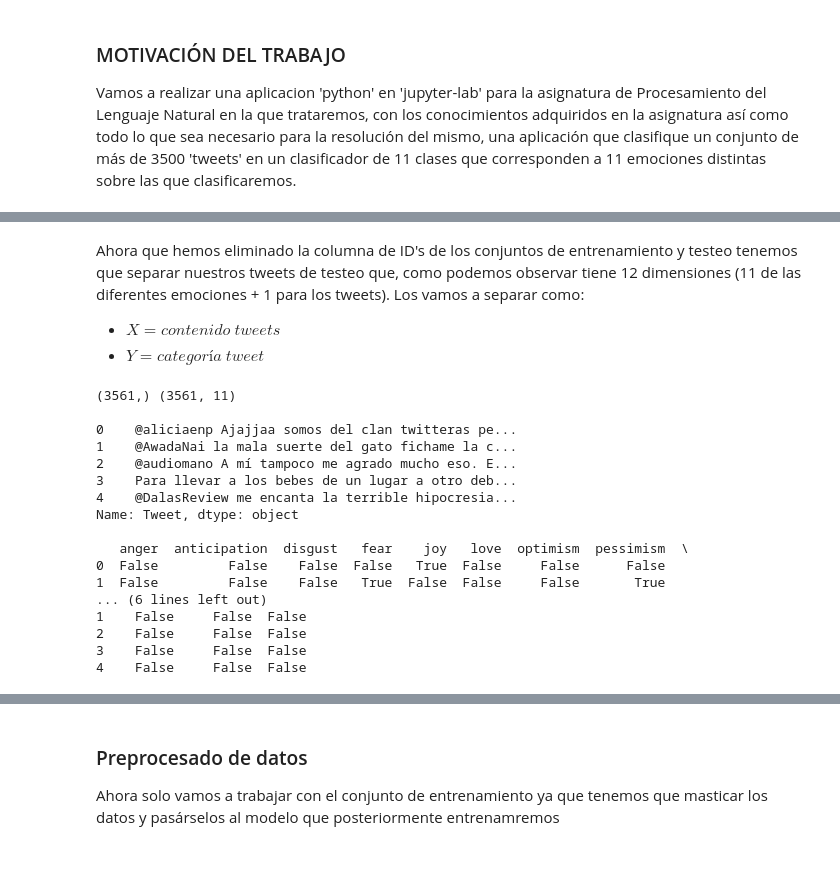
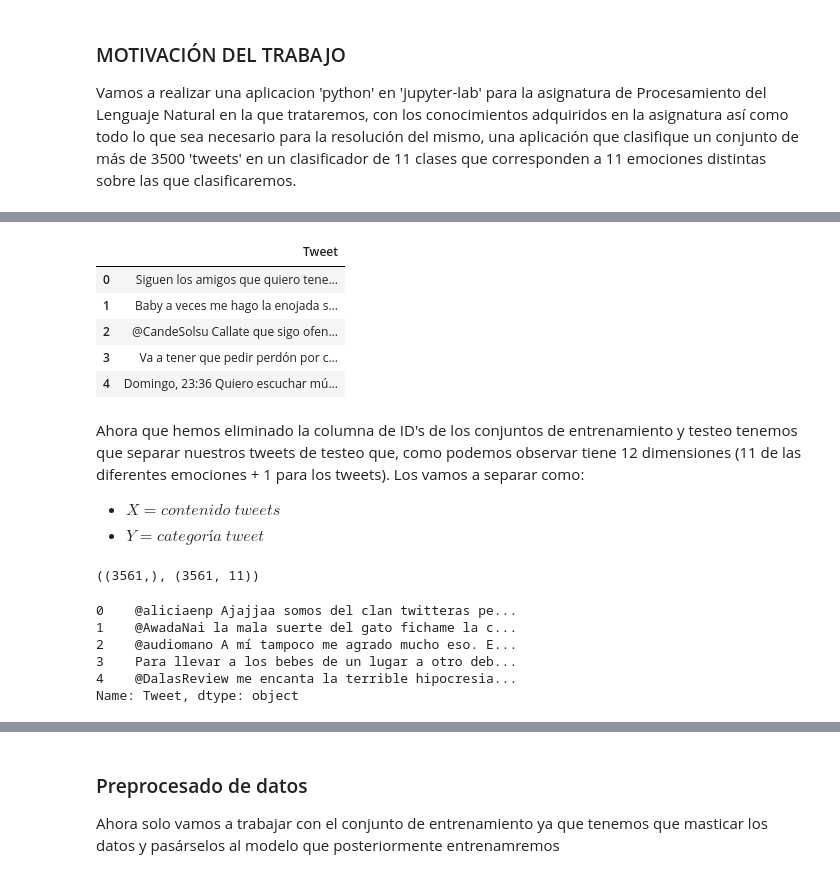
Before and after one commit to AlexMadrid-coder/PLN-FinalPr, a Jupyter notebook: final-pr.ipynb, the cells around one changed output, grey strips where cells are left out. Drawn from its saved outputs; the diff is of its cells as text; code cells hidden in the pictures.

```diff
--- a/final-pr.ipynb
+++ b/final-pr.ipynb
@@ -77,3 +82,12 @@ print(test_data.head())
+# %%
+test_data.head()
+# %% [output]
+|  | Tweet |
+| 0 | Siguen los amigos que quiero tene... |
+| 1 | Baby a veces me hago la enojada s... |
+| 2 | @CandeSolsu Callate que sigo ofen... |
+| 3 | Va a tener que pedir perdón por c... |
+| 4 | Domingo, 23:36 Quiero escuchar mú... |
 # %% [markdown]
 Ahora que hemos eliminado la columna de ID's de los conjuntos de entrenamiento y testeo tenemos que separar nuestros tweets de testeo que, como podemos observar tiene 12 dimensiones (11 de las diferentes emociones + 1 para los tweets).
 Los vamos a separar como:
@@ -82,24 +96,15 @@ Los vamos a separar como:
 # %%
 X = train_data['Tweet']
 y = train_data.drop(['Tweet'], axis=1)
-print(X.shape, y.shape, '\n')
-print(X.head(), '\n')
-print(y.head())
+X.shape, y.shape
 # %% [output]
-(3561,) (3561, 11)
-
-0    @aliciaenp Ajajjaa somos del clan twitteras pe...
-1    @AwadaNai la mala suerte del gato fichame la c...
-2    @audiomano A mí tampoco me agrado mucho eso. E...
-3    Para llevar a los bebes de un lugar a otro deb...
-4    @DalasReview me encanta la terrible hipocresia...
-Name: Tweet, dtype: object
-
-   anger  anticipation  disgust   fear    joy   love  optimism  pessimism  \
-0  False         False    False  False   True  False     False      False
-1  False         False    False   True  False  False     False       True
-... (6 lines left out)
-1    False     False  False
-2    False     False  False
-3    False     False  False
-4    False     False  False
+((3561,), (3561, 11))
+# %%
+X.head()
+# %% [output]
+0    @aliciaenp Ajajjaa somos del clan twitteras pe...
+1    @AwadaNai la mala suerte del gato fichame la c...
+2    @audiomano A mí tampoco me agrado mucho eso. E...
+3    Para llevar a los bebes de un lugar a otro deb...
+4    @DalasReview me encanta la terrible hipocresia...
+Name: Tweet, dtype: object
```
Also changed, not shown: parts of 10 cells of this notebook, 2 other files.
